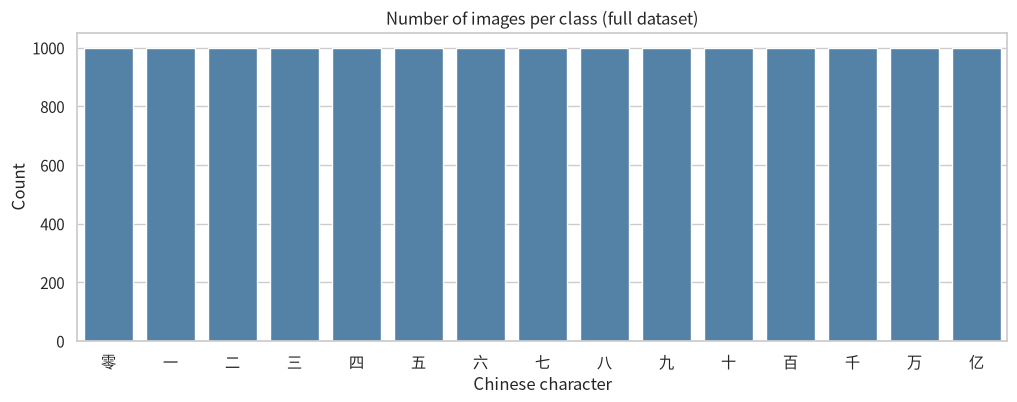
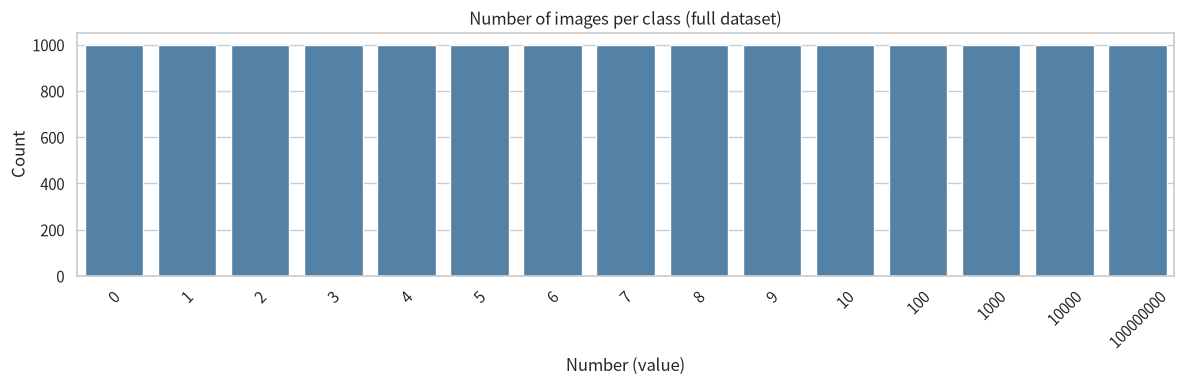
The notebook cell's code change between the first figure and the second:
--- before
+++ after
@@ -1,7 +1,10 @@
 # Bar plot of the class distribution (should be perfectly balanced: 1000 per class)
 plt.figure(figsize=(12, 4))
-sns.barplot(data=class_counts, x="character", y="count", color="steelblue")
+# Use the numeric value (0, 1, 2, ...) on the x-axis instead of the Chinese character
+sns.barplot(data=class_counts, x="value", y="count", color="steelblue", order=class_counts.sort_values("value")["value"])
 plt.title("Number of images per class (full dataset)")
-plt.xlabel("Chinese character")
+plt.xlabel("Number (value)")
 plt.ylabel("Count")
+plt.xticks(rotation=45)
+plt.tight_layout()
 plt.show()

Commit: Use numeric value labels instead of Chinese characters in plots (no font warnings)